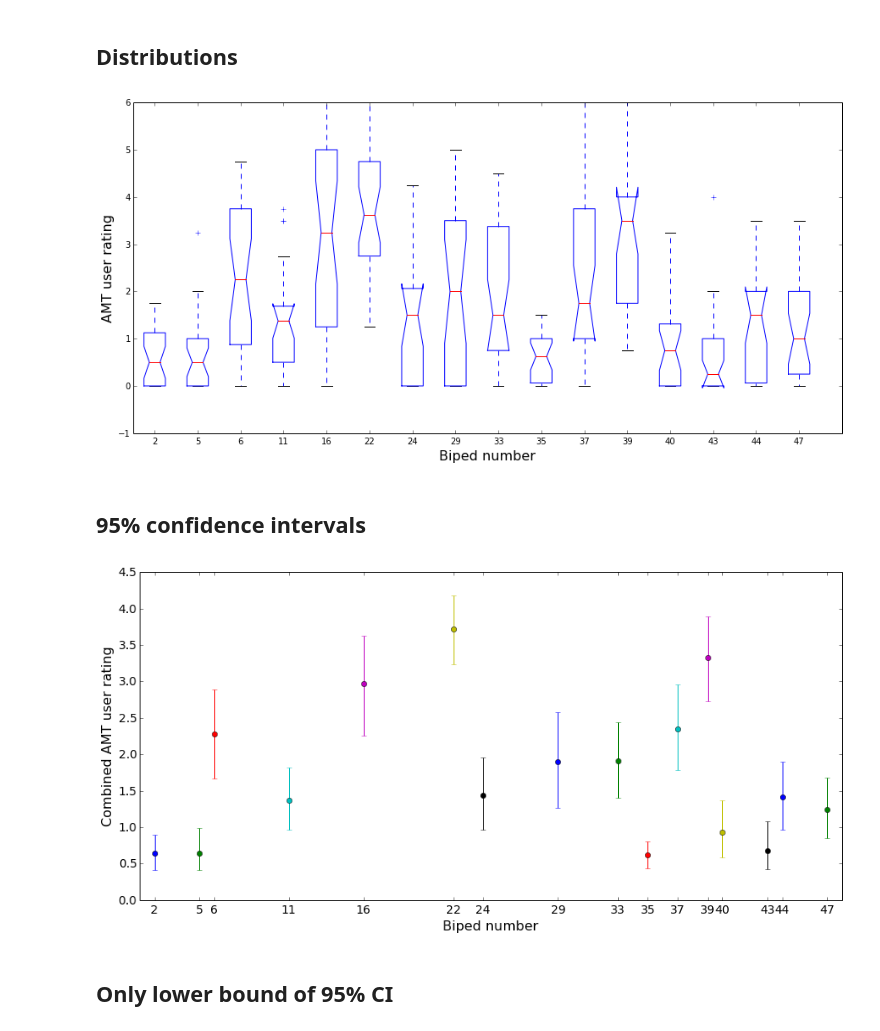
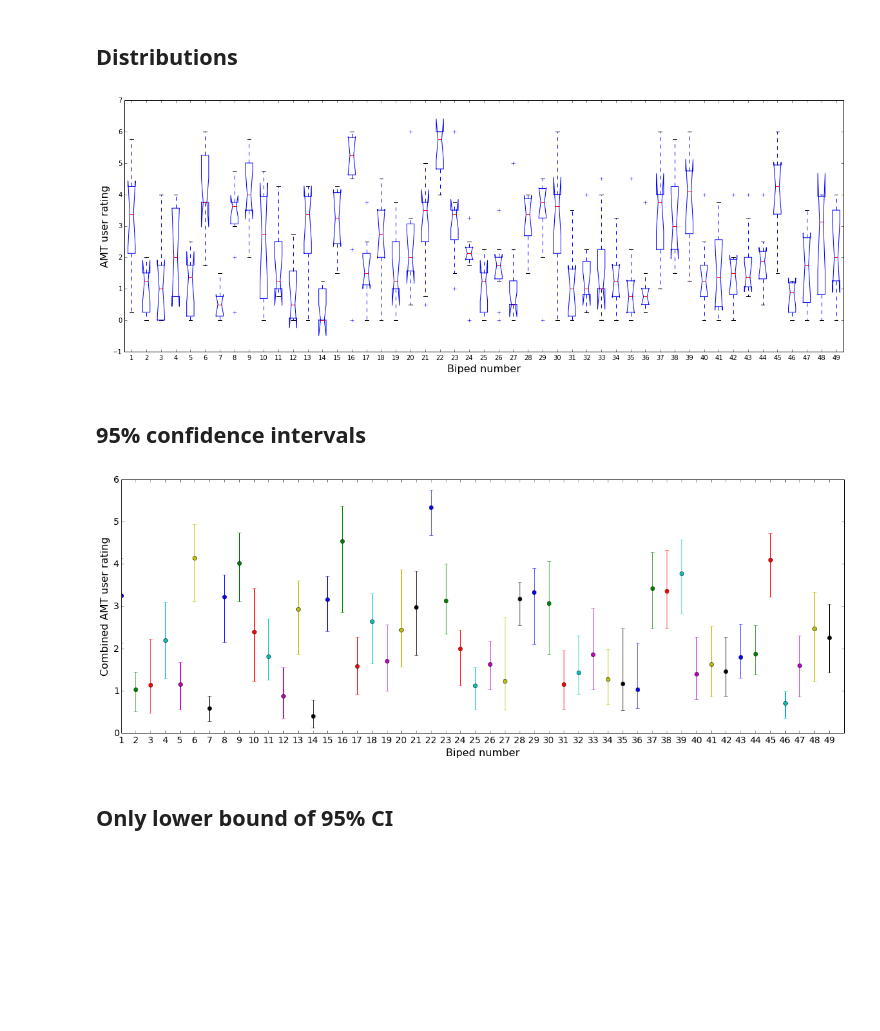
Before and after one commit to rhiever/AMT-biped-analysis, a Jupyter notebook: Biped AMT ratings.ipynb, the cells around one changed output. Cells and saved outputs as stored; diff of their text form; code cells hidden in the pictures; blank space fills up the shorter version.

Commit message:
Update training analysis w/ full set of bipeds

```diff
--- a/Biped AMT ratings.ipynb
+++ b/Biped AMT ratings.ipynb
@@ -7,7 +7,7 @@ Populating the interactive namespace from numpy and matplotlib
 # %%
 from pandas import read_csv
 
-biped_ratings = read_csv("biped-amt-ratings-training.csv", na_values=[""]).dropna()
+biped_ratings = read_csv("biped-amt-ratings-training-whole.csv", na_values=[""]).dropna()
 
 # only keep the rating if the user correctly identified the dummy biped
 biped_ratings = biped_ratings[biped_ratings["amt_user_red"] == biped_ratings["actual_red"]]
@@ -38,18 +38,18 @@ All of those except 6 result in good runs.
 # %%
 data_lists = []
 x_ticks = []
 
 for i, group in biped_ratings.groupby("biped_num"):
     x_ticks.append(i)
     data_lists.append(group["amt_user_rating"].values)
 
-figure(figsize=(15, 7))
+figure(figsize=(20, 7))
 boxplot(data_lists, notch=True)
 xlabel("Biped number", fontsize=16)
 ylabel("AMT user rating", fontsize=16)
-xticks(range(1, 18), x_ticks);
+xticks(range(1, 50), x_ticks);
 # %% [output]
-[figure, old version]
+[figure, new version]
 # %% [markdown]
 ## 95% confidence intervals
 # %%
@@ -58,7 +58,7 @@ import scipy
 
 biped_nums = []
 
-figure(figsize=(15, 7))
+figure(figsize=(20, 7))
 
 for i, group in biped_ratings.groupby("biped_num"):
     biped_nums.append(i)
@@ -70,9 +70,9 @@ xticks(biped_nums, fontsize=14)
 yticks(fontsize=14)
 xlabel("Biped number", fontsize=16)
 ylabel("Combined AMT user rating", fontsize=16)
-xlim(1, 48);
+xlim(1, 50);
 # %% [output]
-[figure, old version]
+[figure, new version]
 # %% [markdown]
 ## Only lower bound of 95% CI
 # %%
```
Also changed, not shown: parts of 11 cells of this notebook, 1 other file.
